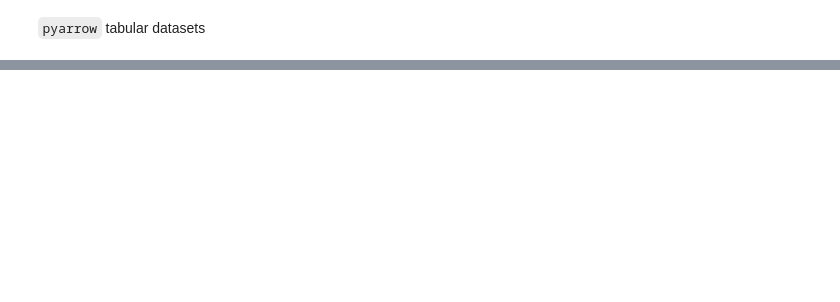
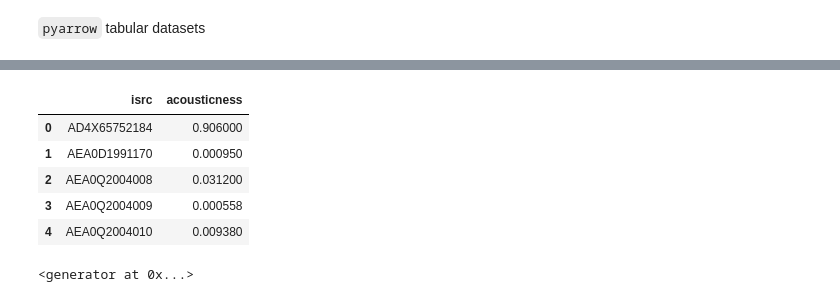
Before and after one commit to flemm0/MiggyDB, a Jupyter notebook: testing.ipynb, the cells around one changed output, grey strips where cells are left out. Saved outputs shown, nothing was run; the diff lists cells and outputs as text; code cells hidden in the pictures; blank space fills up the shorter version.

```diff
--- a/testing.ipynb
+++ b/testing.ipynb
@@ -262,3 +262,12 @@ shape: (100, 15)
 │ 41         ┆            ┆            ┆            ┆   ┆       ┆            ┆         ┆ 4         │
 │            ┆            ┆            ┆            ┆   ┆       ┆            ┆         ┆ 09:31:35  │
 └────────────┴────────────┴────────────┴────────────┴───┴───────┴────────────┴─────────┴───────────┘
+# %%
+import pyarrow.dataset as ds
+import pathlib
+
+base = pathlib.Path('/home/flemm0/school_stuff/USC_Fall_2023/DSCI551-Final_Project/data/test/')
+
+dataset = ds.dataset(base / 'audio_features', format='parquet')
+
+dataset.files
@@ -264,0 +280,13 @@ shape: (100, 15)
+# %%
+dataset.to_table(columns=['isrc', 'acousticness']).to_pandas().head()
+# %% [output]
+|  | isrc | acousticness |
+| 0 | AD4X65752184 | 0.906000 |
+| 1 | AEA0D1991170 | 0.000950 |
+| 2 | AEA0Q2004008 | 0.031200 |
+| 3 | AEA0Q2004009 | 0.000558 |
+| 4 | AEA0Q2004010 | 0.009380 |
+# %%
+dataset.to_batches(columns=['isrc', 'acousticness'])
+# %% [output]
+<generator at 0x...>
```
Also changed, not shown: parts of 1 cell of this notebook, 4 other files.
